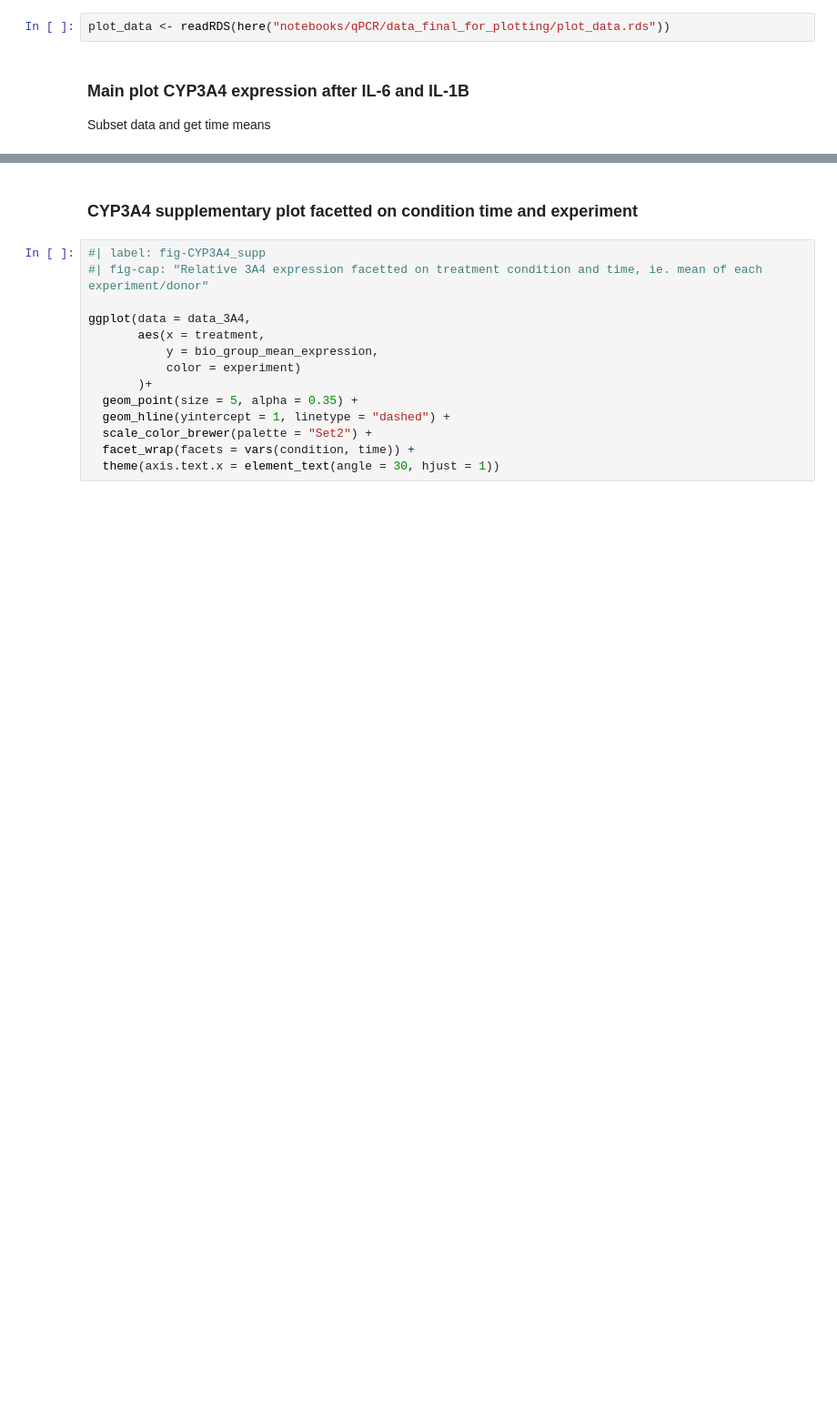
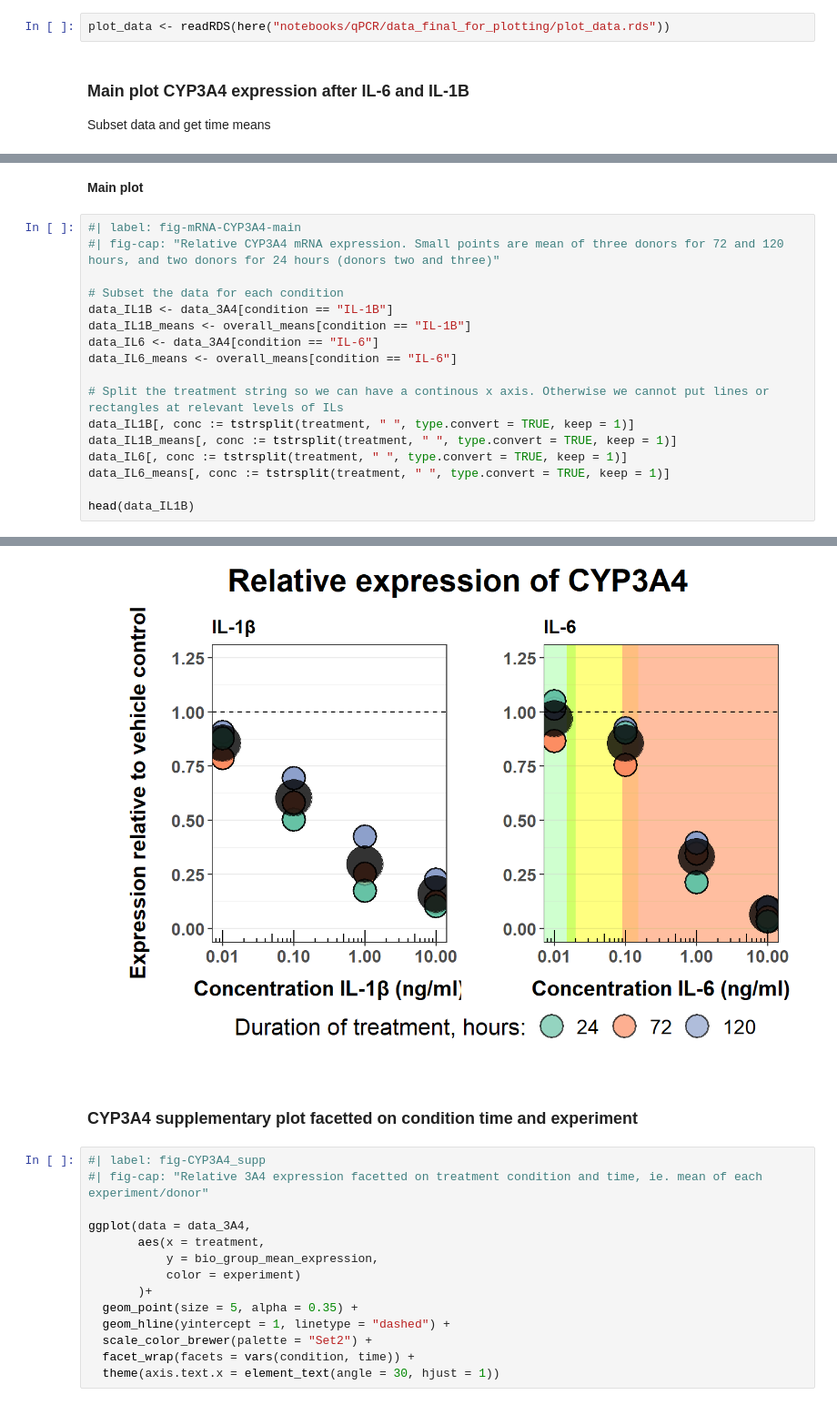
Before and after one commit to andreasludvig/manuscript, a Jupyter notebook: notebooks/qPCR/mRNA.embed.ipynb, the cells around one changed output, grey strips where cells are left out. Shown at 91% size. Cells and saved outputs as stored; diff of their text form; blank space fills up the shorter version.

```diff
--- a/notebooks/qPCR/mRNA.embed.ipynb
+++ b/notebooks/qPCR/mRNA.embed.ipynb
@@ -114,0 +117,20 @@ plot_3A4
+# %% [markdown]
+**Main plot**
+# %%
+#| label: fig-mRNA-CYP3A4-main
+#| fig-cap: "Relative CYP3A4 mRNA expression. Small points are mean of three donors for 72 and 120 hours, and two donors for 24 hours (donors two and three)"
+
+# Subset the data for each condition
+data_IL1B <- data_3A4[condition == "IL-1B"]
+data_IL1B_means <- overall_means[condition == "IL-1B"]
+data_IL6 <- data_3A4[condition == "IL-6"]
+data_IL6_means <- overall_means[condition == "IL-6"]
+
+# Split the treatment string so we can have a continous x axis. Otherwise we cannot put lines or rectangles at relevant levels of ILs
+data_IL1B[, conc := tstrsplit(treatment, " ", type.convert = TRUE, keep = 1)]
+data_IL1B_means[, conc := tstrsplit(treatment, " ", type.convert = TRUE, keep = 1)]
+data_IL6[, conc := tstrsplit(treatment, " ", type.convert = TRUE, keep = 1)]
+data_IL6_means[, conc := tstrsplit(treatment, " ", type.convert = TRUE, keep = 1)]
+
+head(data_IL1B)
+# %% [output]
@@ -115,3 +154,4 @@ plot_3A4
+[figure, added]
 # %% [markdown]
 ### CYP3A4 supplementary plot facetted on condition time and experiment
 # %%
```
Also changed, not shown: parts of 5 cells of this notebook, 35 other files.
